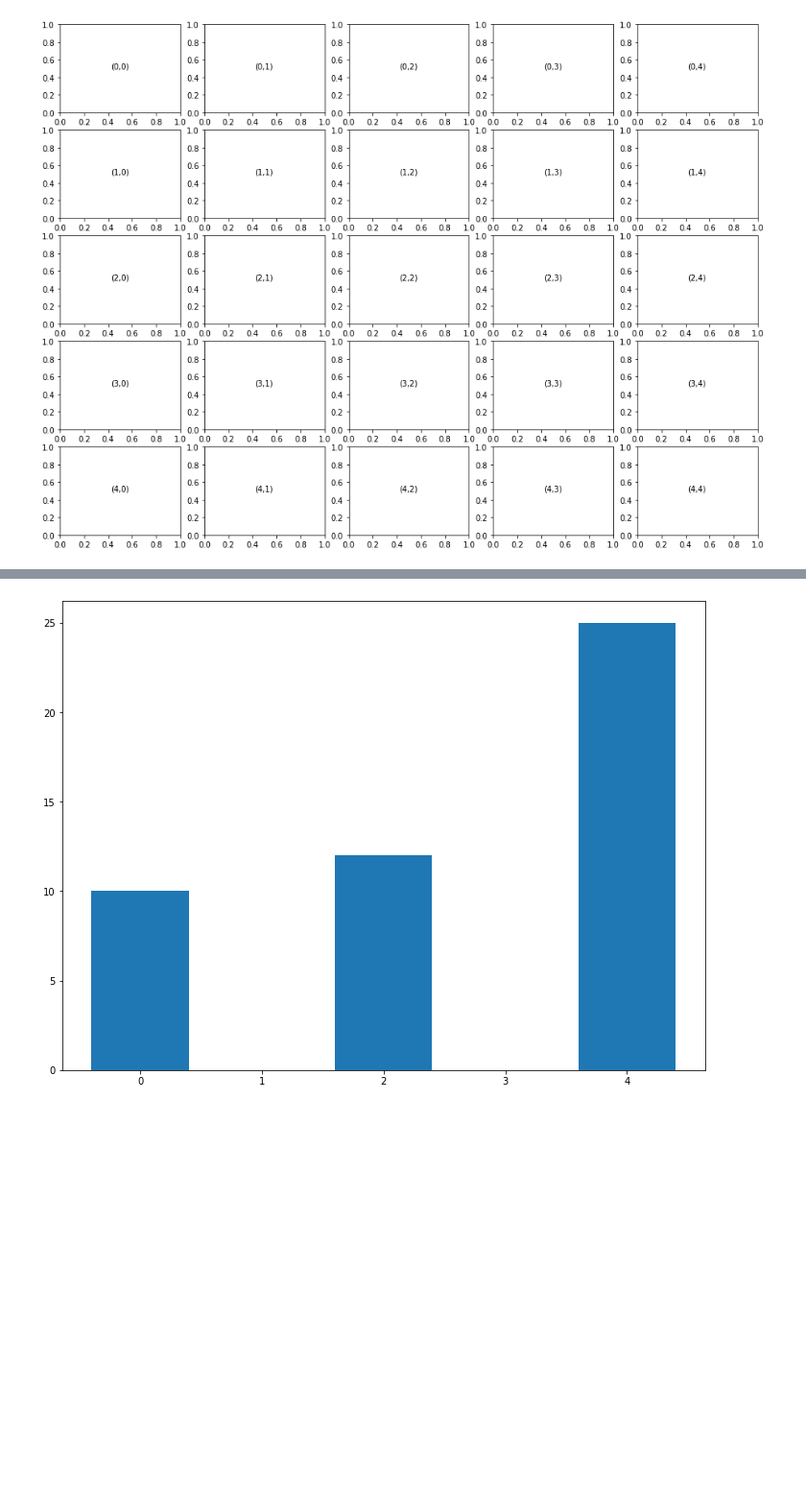
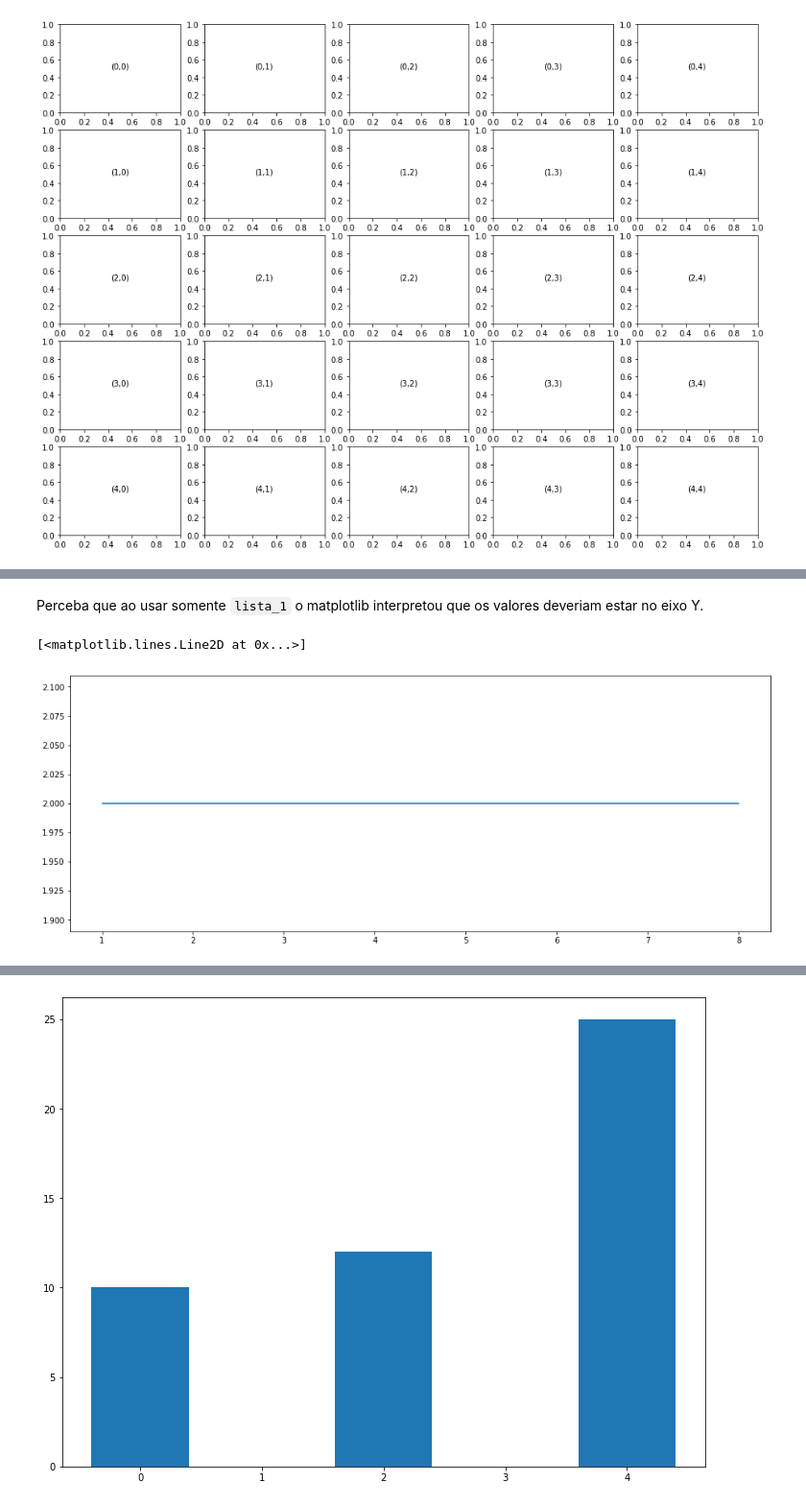
Before and after one commit to aulas-e-palestras/inove-python, a Jupyter notebook: 005_data_viz_matplotlib.ipynb, the cells around one changed output, grey strips where cells are left out. Shown at 96% size. Cells and saved outputs as stored; diff of their text form; code cells hidden in the pictures; blank space fills up the shorter version.

````diff
--- a/005_data_viz_matplotlib.ipynb
+++ b/005_data_viz_matplotlib.ipynb
@@ -472,0 +164,11 @@ plt.show()
+# %% [markdown]
+Perceba que ao usar somente ```lista_1``` o matplotlib interpretou que os valores deveriam estar no eixo Y.
+# %%
+## uso de X e Y
+
+f, ax = plt.subplots(figsize=(16,6))
+
+ax.plot(lista_1,lista_2)
+# %% [output]
+[<matplotlib.lines.Line2D at 0x...>]
+[figure, added]
````
Also changed, not shown: parts of 66 cells of this notebook.
